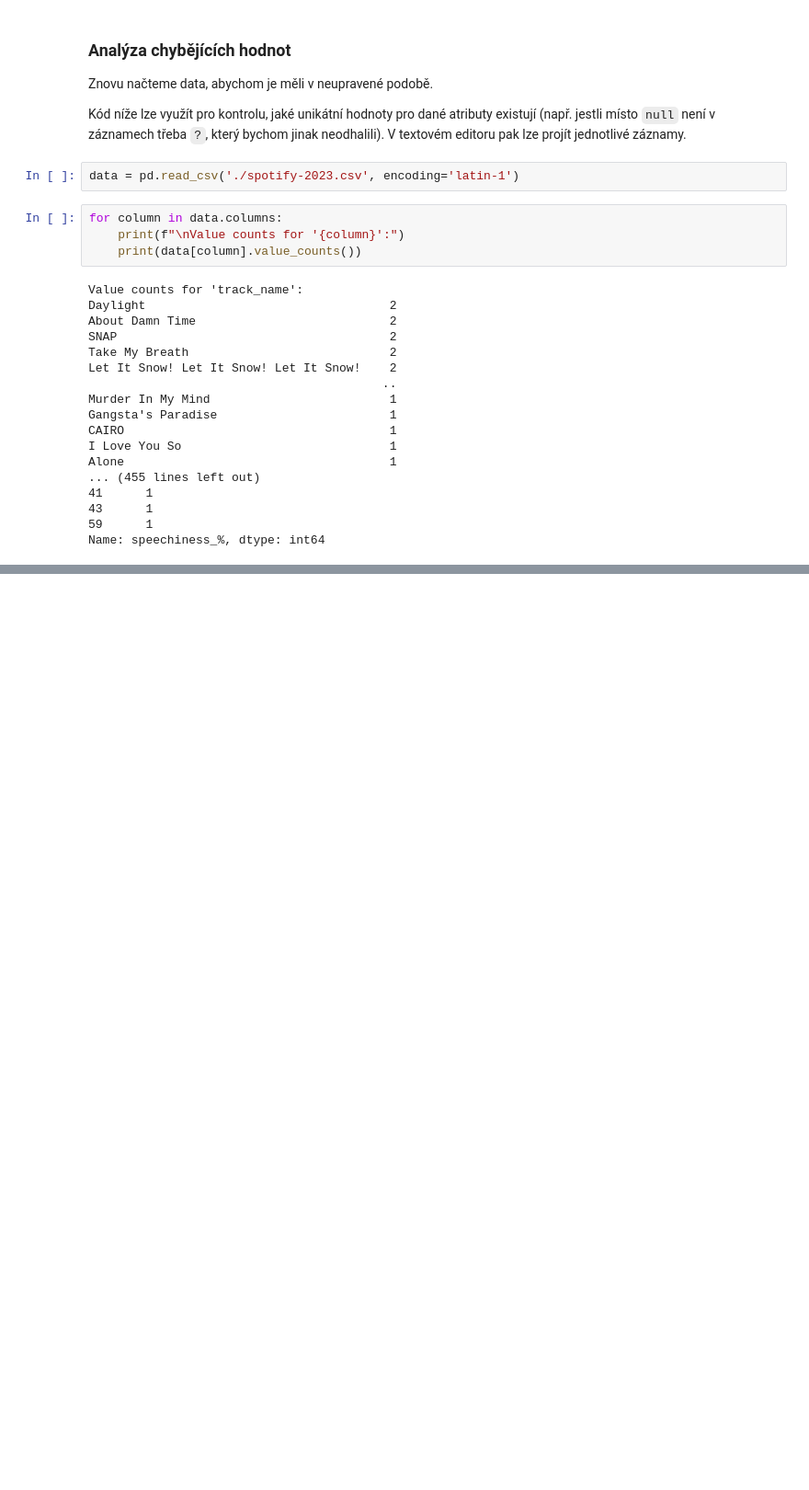
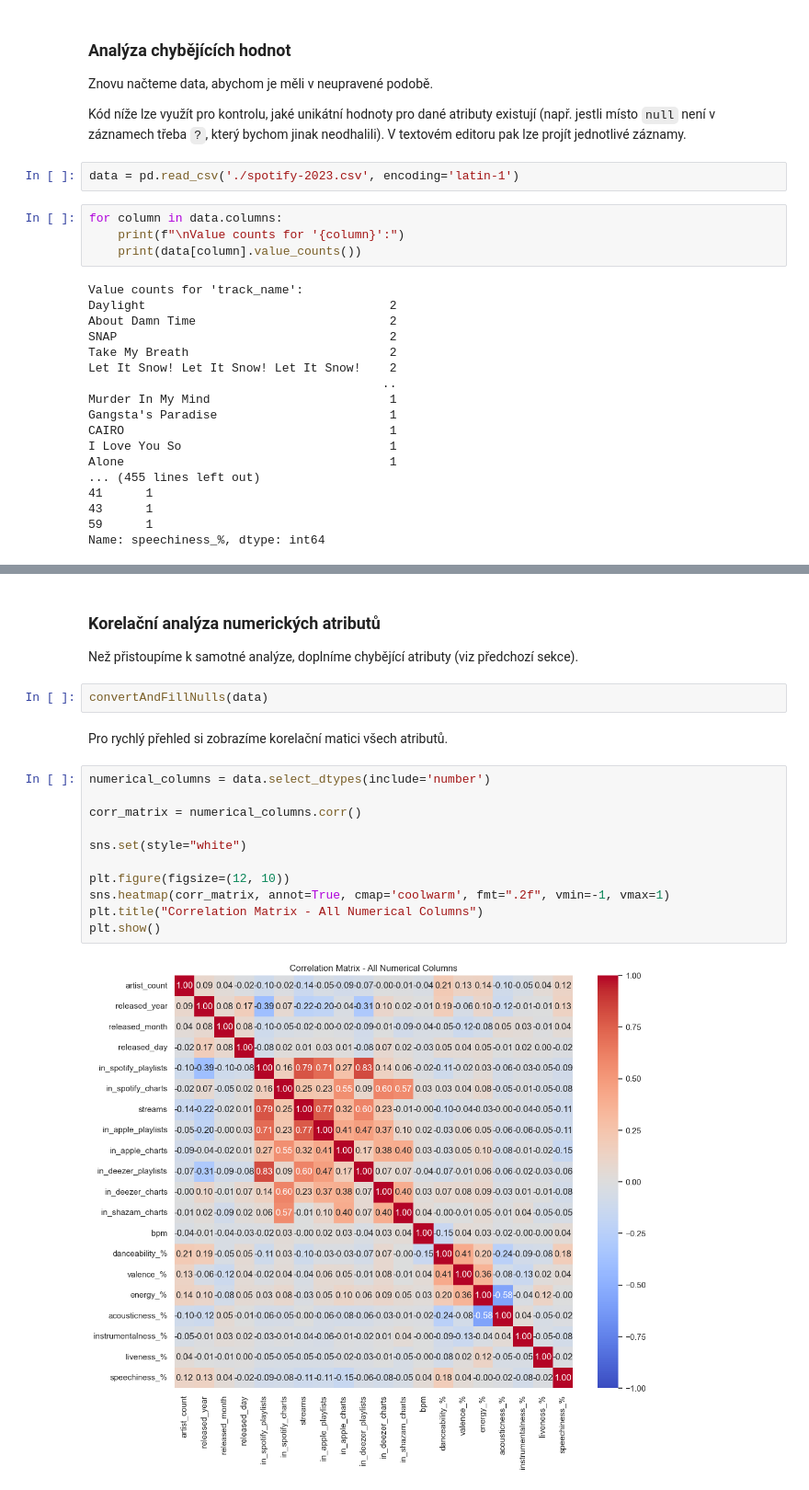
Before and after one commit to Filda99/FIT-UPA, a Jupyter notebook: proj2/proj2.ipynb, the cells around one changed output, grey strips where cells are left out. Shown at 92% size. Drawn from its saved outputs; the diff is of its cells as text; blank space fills up the shorter version.

Commit message:
Analýza a úpravy done

```diff
--- a/proj2/proj2.ipynb
+++ b/proj2/proj2.ipynb
@@ -448,0 +516,21 @@ Name: speechiness_%, dtype: int64
+# %% [markdown]
+### Korelační analýza numerických atributů
+
+Než přistoupíme k samotné analýze, doplníme chybějící atributy (viz předchozí sekce).
+# %%
+convertAndFillNulls(data)
+# %% [markdown]
+Pro rychlý přehled si zobrazíme korelační matici všech atributů.
+# %%
+numerical_columns = data.select_dtypes(include='number')
+
+corr_matrix = numerical_columns.corr()
+
+sns.set(style="white")
+
+plt.figure(figsize=(12, 10))
+sns.heatmap(corr_matrix, annot=True, cmap='coolwarm', fmt=".2f", vmin=-1, vmax=1)
+plt.title("Correlation Matrix - All Numerical Columns")
+plt.show()
+# %% [output]
+[figure, added]
```
Also changed, not shown: parts of 21 cells of this notebook.
